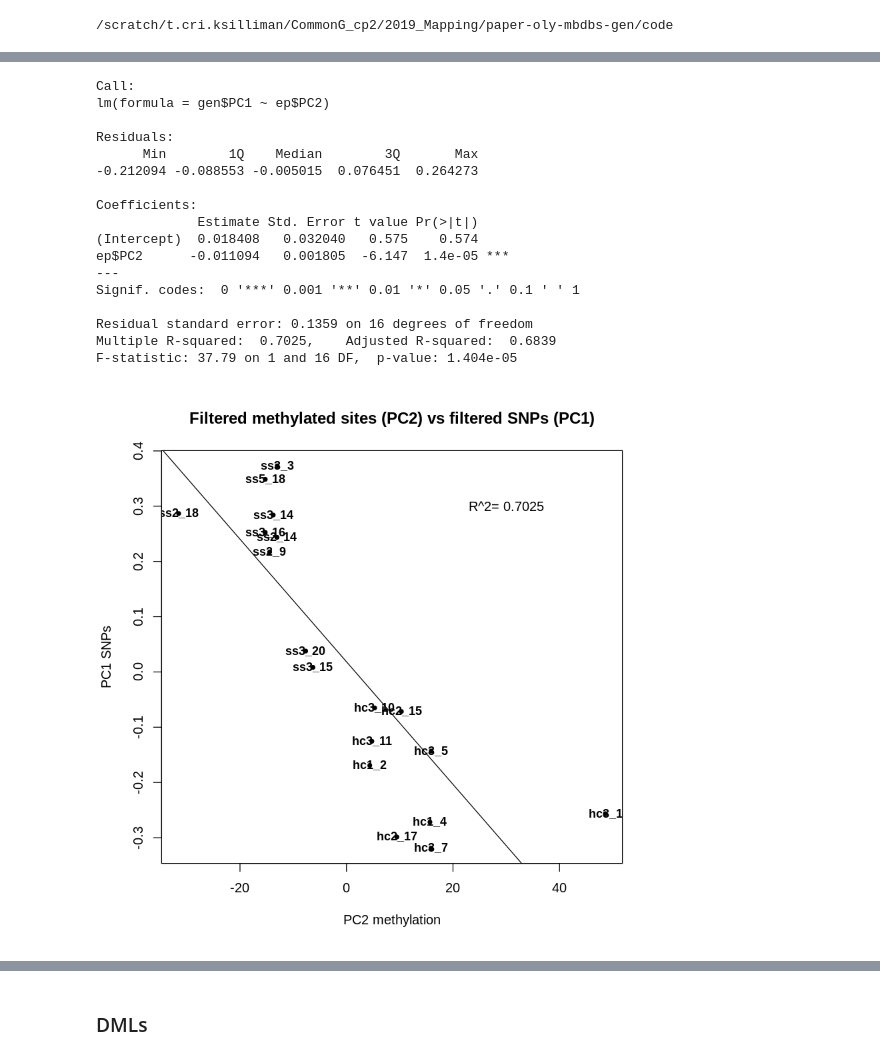
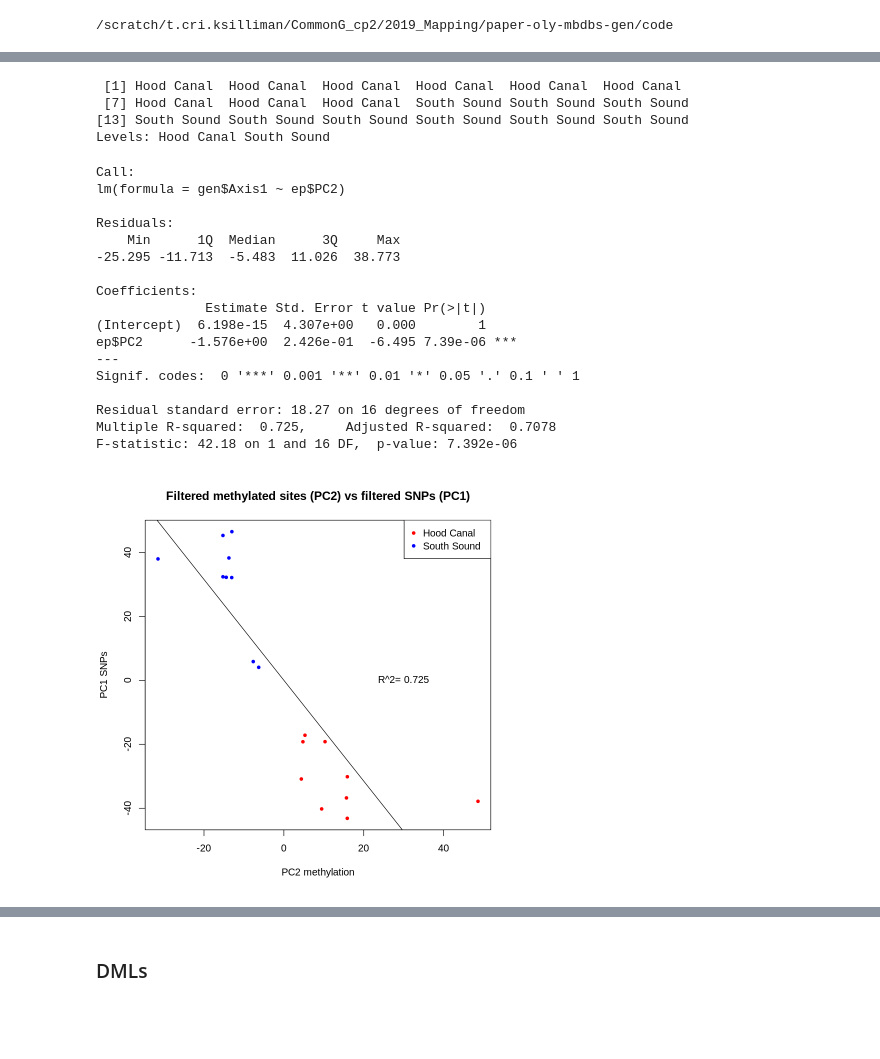
Before and after one commit to sr320/paper-oly-mbdbs-gen, a Jupyter notebook: code/MBD_samples_genetic_analysisHCSS.ipynb, the cells around one changed output, grey strips where cells are left out. Cells and saved outputs as stored; diff of their text form; code cells hidden in the pictures; blank space fills up the shorter version.

```diff
--- a/code/MBD_samples_genetic_analysisHCSS.ipynb
+++ b/code/MBD_samples_genetic_analysisHCSS.ipynb
@@ -1060,11 +1060,12 @@ pwd
 /scratch/t.cri.ksilliman/CommonG_cp2/2019_Mapping/paper-oly-mbdbs-gen/code
 # %%
 %expand
-gen <- read.table("../analyses/2bRAD/PCA_MBD")
-mbdorder = c("hc1_2","hc1_4","hc2_15","hc2_17","hc3_1","hc3_10","hc3_11","hc3_5","hc3_7",
-        "ss2_14","ss2_18","ss2_9","ss3_14","ss3_15","ss3_16","ss3_20","ss3_3","ss5_18")
+gen <- read.table("../analyses/2bRAD/PCA_MBD.tab")
+mbdorder = c("hc1_2","hc1_4","hc2_15","hc2_17","hc3_1","hc3_5","hc3_7","hc3_10","hc3_11",
+        "ss2_9","ss2_14","ss2_18","ss3_3","ss3_14","ss3_15","ss3_16","ss3_20","ss5_18")
 rownames(gen) <- mbdorder
 gen
 #make sure ep and gen in same order
 ep <- ep[mbdorder,]
+pop = as.factor(c(rep("Hood Canal",9),rep("South Sound",9)))
 # %% [output]
@@ -1088,29 +1089,38 @@ ep <- ep[mbdorder,]
+# %%
+pop
+# %% [output]
+ [1] Hood Canal  Hood Canal  Hood Canal  Hood Canal  Hood Canal  Hood Canal
+ [7] Hood Canal  Hood Canal  Hood Canal  South Sound South Sound South Sound
+[13] South Sound South Sound South Sound South Sound South Sound South Sound
+Levels: Hood Canal South Sound
 # %%
-plot(ep$PC2,gen$PC1, pch=20,cex=1,xlab = "PC2 methylation", ylab = "PC1 SNPs")
+palette(c("red","blue"))
+plot(ep$PC2,gen$Axis1, pch=20,cex=1,xlab = "PC2 methylation", ylab = "PC1 SNPs",col=pop)
+legend('topright', legend = levels(pop), col = c("red","blue"), cex = 1, pch = 20)
 title("Filtered methylated sites (PC2) vs filtered SNPs (PC1)")
-summary(lm(gen$PC1~ep$PC2),)
-R2 = round(summary(lm(gen$PC1~ep$PC2))$r.squared, 4)
+summary(lm(gen$Axis1~ep$PC2),)
+R2 = round(summary(lm(gen$Axis1~ep$PC2))$r.squared, 4)
 #image(dens, col=transp(myPal(300),.7), add=TRUE)
-abline(lm(gen$PC1~ep$PC2))
+abline(lm(gen$Axis1~ep$PC2))
 text(30,0.3,label=paste("R^2=",R2))
-text(ep$PC2,gen$PC1, labels=rownames(ep), cex=0.9, font=2)
+#text(ep$PC2,gen$Axis1, labels=rownames(ep), cex=0.9, font=2)
 # %% [output]
 Call:
-lm(formula = gen$PC1 ~ ep$PC2)
+lm(formula = gen$Axis1 ~ ep$PC2)
 
 Residuals:
-      Min        1Q    Median        3Q       Max
--0.212094 -0.088553 -0.005015  0.076451  0.264273
+    Min      1Q  Median      3Q     Max
+-25.295 -11.713  -5.483  11.026  38.773
 
 Coefficients:
-             Estimate Std. Error t value Pr(>|t|)
-(Intercept)  0.018408   0.032040   0.575    0.574
-ep$PC2      -0.011094   0.001805  -6.147  1.4e-05 ***
+              Estimate Std. Error t value Pr(>|t|)
+(Intercept)  6.198e-15  4.307e+00   0.000        1
+ep$PC2      -1.576e+00  2.426e-01  -6.495 7.39e-06 ***
 ---
 Signif. codes:  0 '***' 0.001 '**' 0.01 '*' 0.05 '.' 0.1 ' ' 1
 
-Residual standard error: 0.1359 on 16 degrees of freedom
-Multiple R-squared:  0.7025,    Adjusted R-squared:  0.6839
-F-statistic: 37.79 on 1 and 16 DF,  p-value: 1.404e-05
+Residual standard error: 18.27 on 16 degrees of freedom
+Multiple R-squared:  0.725,     Adjusted R-squared:  0.7078
+F-statistic: 42.18 on 1 and 16 DF,  p-value: 7.392e-06
-[figure, old version]
+[figure, new version]
 # %%
```
Also changed, not shown: parts of 4 cells of this notebook, 1 other file.
